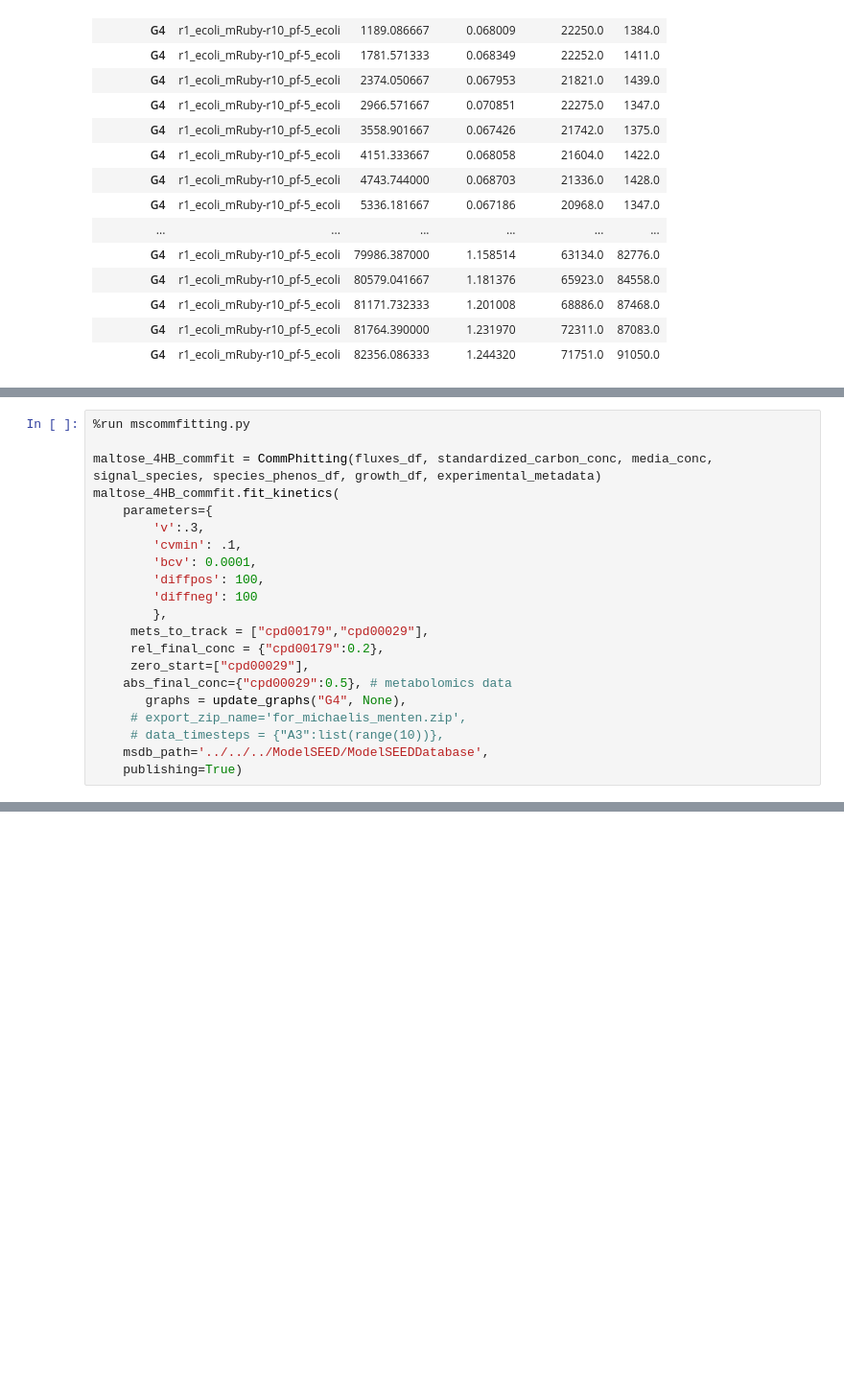
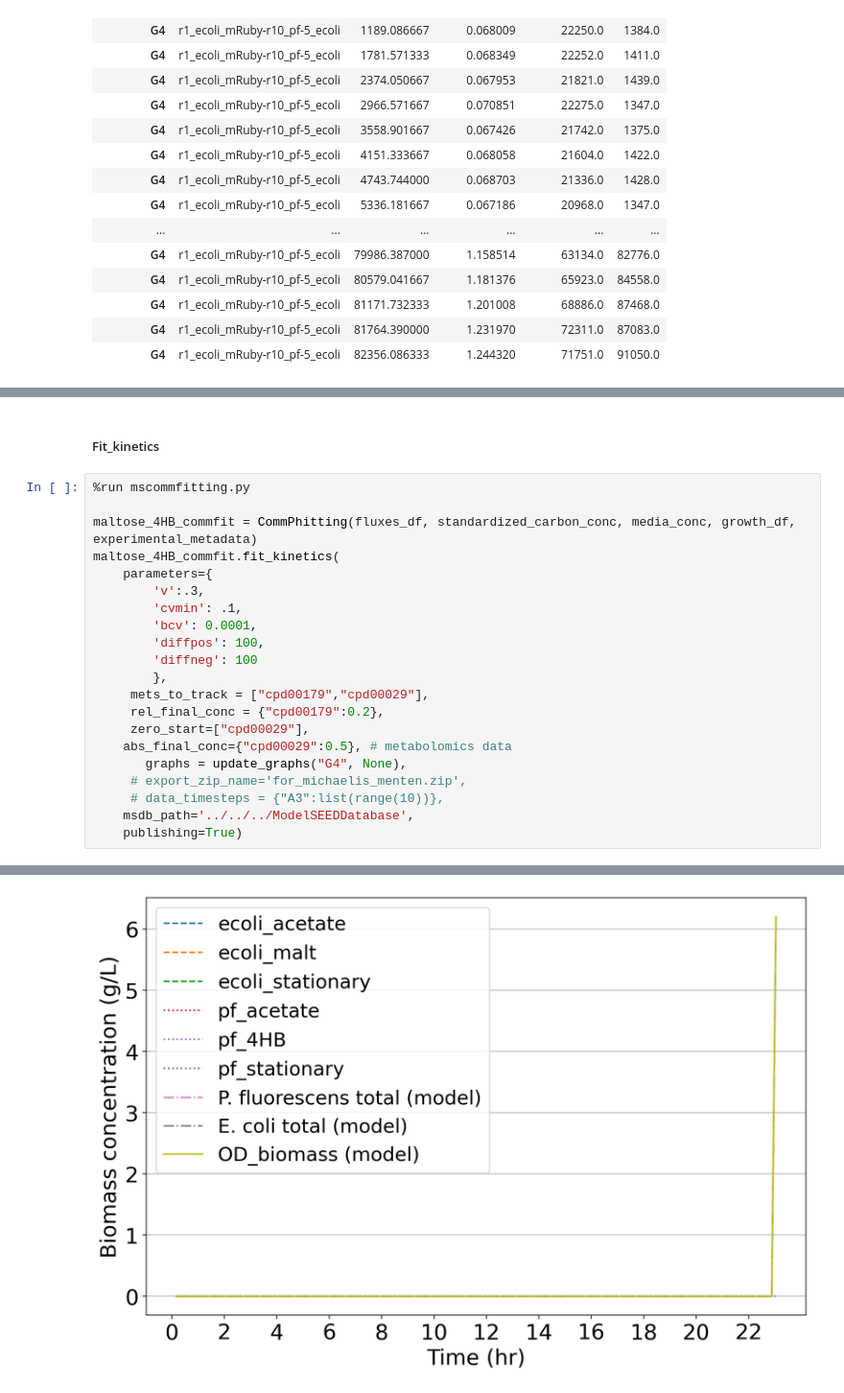
Before and after one commit to ModelSEED/ProjectNotebooks, a Jupyter notebook: CommunityModeling/CommFitting/kinetic_rates.ipynb, the cells around one changed output, grey strips where cells are left out. Shown at 96% size. Drawn from its saved outputs; the diff is of its cells as text; blank space fills up the shorter version.

Commit message:
kinetics optimization edits and Notebook

```diff
--- a/CommunityModeling/CommFitting/kinetic_rates.ipynb
+++ b/CommunityModeling/CommFitting/kinetic_rates.ipynb
@@ -452,7 +460,9 @@ graph_0
+# %% [markdown]
+##### Fit_kinetics
 # %%
 %run mscommfitting.py
 
-maltose_4HB_commfit = CommPhitting(fluxes_df, standardized_carbon_conc, media_conc, signal_species, species_phenos_df, growth_df, experimental_metadata)
+maltose_4HB_commfit = CommPhitting(fluxes_df, standardized_carbon_conc, media_conc, growth_df, experimental_metadata)
 maltose_4HB_commfit.fit_kinetics(
     parameters={
         'v':.3,
@@ -468,6 +478,6 @@ maltose_4HB_commfit.fit_kinetics(
        graphs = update_graphs("G4", None),
      # export_zip_name='for_michaelis_menten.zip',
      # data_timesteps = {"A3":list(range(10))},
-    msdb_path='../../../ModelSEED/ModelSEEDDatabase',
+    msdb_path='../../../ModelSEEDDatabase',
     publishing=True)
 # %% [output]
@@ -489,0 +518 @@ ValueError: The kinetic optimization immediately failed with the first optimized
+[figure, added]
```
Also changed, not shown: parts of 7 cells of this notebook, 20 other files.
